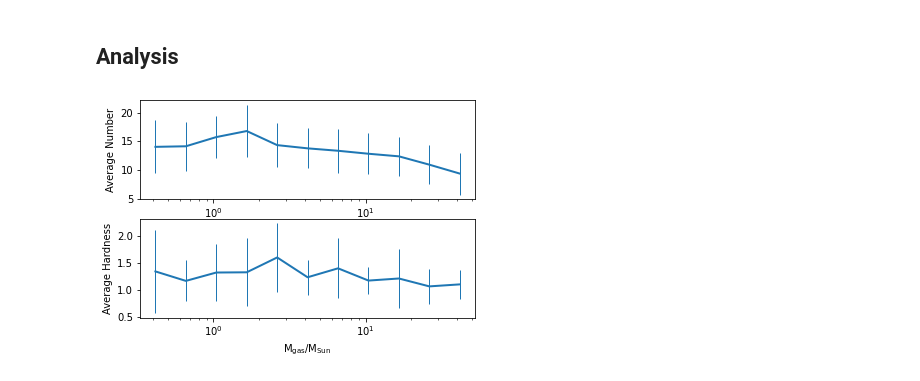
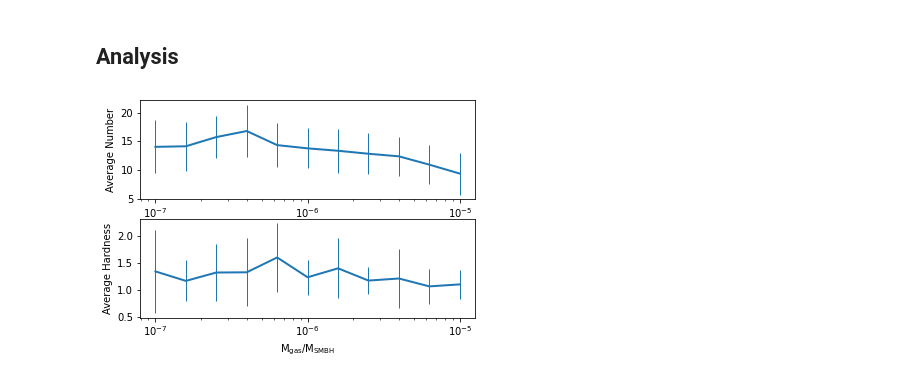
Before and after one commit to Protesticon/BBH_AMUSE, a Jupyter notebook: different_gasdisk.ipynb, the cells around one changed output. Cells and saved outputs as stored; diff of their text form; code cells hidden in the pictures.

```diff
--- a/different_gasdisk.ipynb
+++ b/different_gasdisk.ipynb
@@ -930,27 +930,27 @@ Average hardness: 1.20694806616
 # %%
 results = np.array(result[:-1])
 results = results[results[:,0].argsort()]
 
 plt.subplot(211)
-plt.errorbar(results[:,0]*SMBH0.mass.number*1e-3, results[:,3], results[:,4], elinewidth=1, linewidth=2)
+plt.errorbar(results[:,0]*1e-3, results[:,3], results[:,4], elinewidth=1, linewidth=2)
 plt.xscale("log")
-plt.xlabel(r'M$_\mathrm{gas}$/M$_\mathrm{Sun}$',fontsize=10)
+plt.xlabel(r'M$_\mathrm{gas}$/M$_\mathrm{SMBH}$',fontsize=10)
 plt.ylabel('Average Number',fontsize=10)
 
 plt.subplot(212)
-plt.errorbar(results[:,0]*SMBH0.mass.number*1e-3, results[:,5], results[:,6], elinewidth=1, linewidth=2)
+plt.errorbar(results[:,0]*1e-3, results[:,5], results[:,6], elinewidth=1, linewidth=2)
 plt.xscale("log")
-plt.xlabel(r'M$_\mathrm{gas}$/M$_\mathrm{Sun}$',fontsize=10)
+plt.xlabel(r'M$_\mathrm{gas}$/M$_\mathrm{SMBH}$',fontsize=10)
 plt.ylabel('Average Hardness',fontsize=10)
 plt.savefig("figure_disk/different_mdisk.png", dpi=200, bbox_inches='tight')
 plt.show()
 
 np.savetxt("different_disk_results.txt", results, fmt='%s', delimiter=',')
 
 import os
 with open('different_disk_results.txt', 'r+') as f:
  content = f.read()
  f.seek(0, 0)
  f.write('#M_disk/M_SMBH,rho/g.cm^-3,N_disk,mean_N,delta_N,mean_hardness,delta_hardness\n'+content)
 # %% [output]
-[figure, old version]
+[figure, new version]
```
Also changed, not shown: 1 other file.
